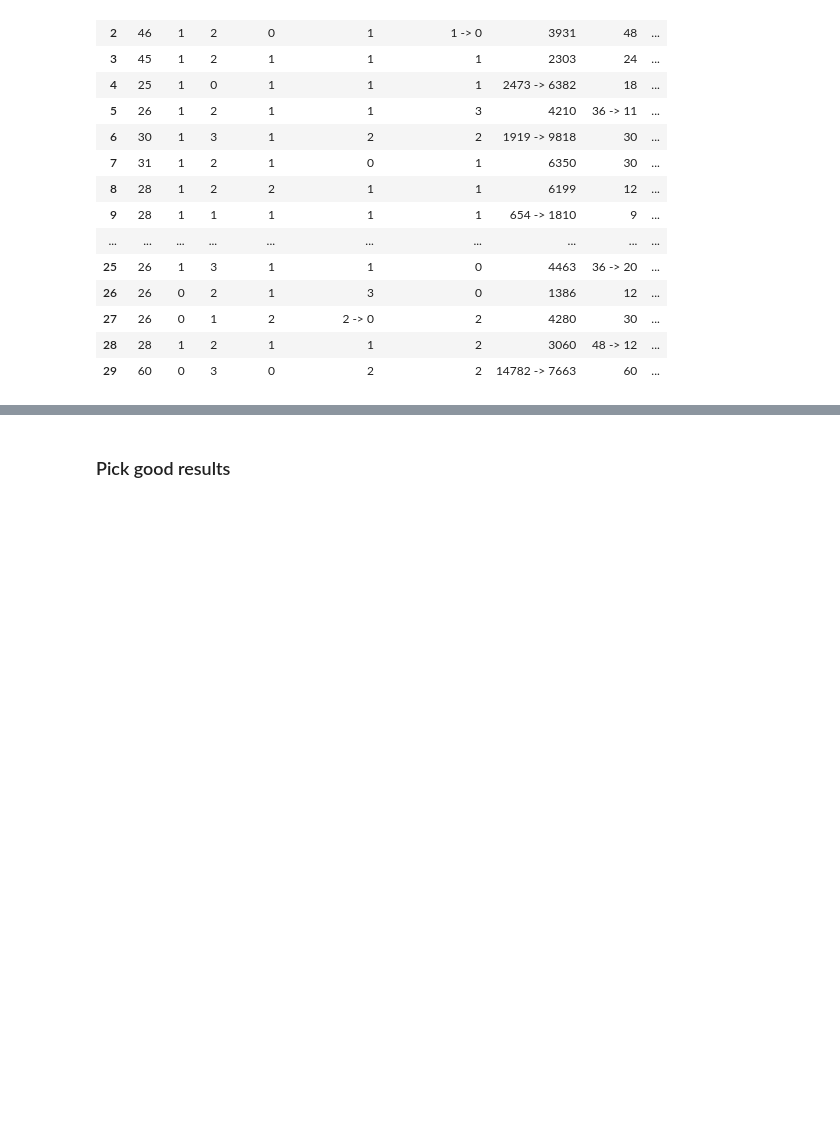
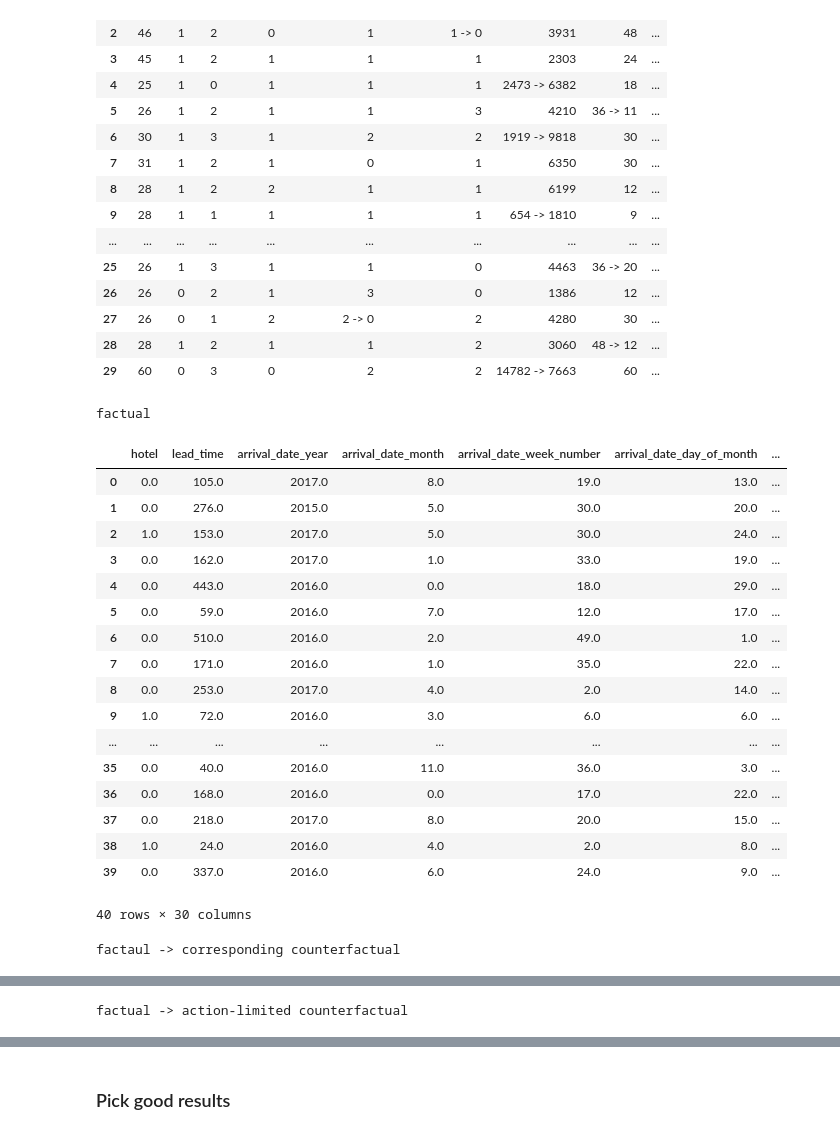
Before and after one commit to understanding-ml/COLA, a Jupyter notebook: demo.ipynb, the cells around one changed output, grey strips where cells are left out. Drawn from its saved outputs; the diff is of its cells as text; code cells hidden in the pictures; blank space fills up the shorter version.

Commit message:
version-0.16-pick_good_results
1.reserve the picked good results for hotel booking dataset
2. notebook contains a lot contents(which will be deleted in next version)

```diff
--- a/demo.ipynb
+++ b/demo.ipynb
@@ -272,8 +329,29 @@ factual -> action-limited counterfactual
 # %%
 ###############################################
 print("factual")
-display(factual_2)
+display(refine_factual_2)
 print("factaul -> corresponding counterfactual")
 display(refine_ce_2)
 print("factual -> action-limited counterfactual")
 display(refine_ace_2)
+# %% [output]
+factual
+|  | hotel | lead_time | arrival_date_year | arrival_date_month | arrival_date_week_number | arrival_date_day_of_month | ... |
+| 0 | 0.0 | 105.0 | 2017.0 | 8.0 | 19.0 | 13.0 | ... |
+| 1 | 0.0 | 276.0 | 2015.0 | 5.0 | 30.0 | 20.0 | ... |
+| 2 | 1.0 | 153.0 | 2017.0 | 5.0 | 30.0 | 24.0 | ... |
+| 3 | 0.0 | 162.0 | 2017.0 | 1.0 | 33.0 | 19.0 | ... |
+| 4 | 0.0 | 443.0 | 2016.0 | 0.0 | 18.0 | 29.0 | ... |
+| 5 | 0.0 | 59.0 | 2016.0 | 7.0 | 12.0 | 17.0 | ... |
+| 6 | 0.0 | 510.0 | 2016.0 | 2.0 | 49.0 | 1.0 | ... |
+| 7 | 0.0 | 171.0 | 2016.0 | 1.0 | 35.0 | 22.0 | ... |
+| 8 | 0.0 | 253.0 | 2017.0 | 4.0 | 2.0 | 14.0 | ... |
+| 9 | 1.0 | 72.0 | 2016.0 | 3.0 | 6.0 | 6.0 | ... |
+| ... | ... | ... | ... | ... | ... | ... | ... |
+| 35 | 0.0 | 40.0 | 2016.0 | 11.0 | 36.0 | 3.0 | ... |
+| 36 | 0.0 | 168.0 | 2016.0 | 0.0 | 17.0 | 22.0 | ... |
+| 37 | 0.0 | 218.0 | 2017.0 | 8.0 | 20.0 | 15.0 | ... |
+| 38 | 1.0 | 24.0 | 2016.0 | 4.0 | 2.0 | 8.0 | ... |
+| 39 | 0.0 | 337.0 | 2016.0 | 6.0 | 24.0 | 9.0 | ... |
+40 rows × 30 columns
+factaul -> corresponding counterfactual
@@ -279,0 +375 @@ display(refine_ace_2)
+factual -> action-limited counterfactual
```
Also changed, not shown: parts of 14 cells of this notebook.
